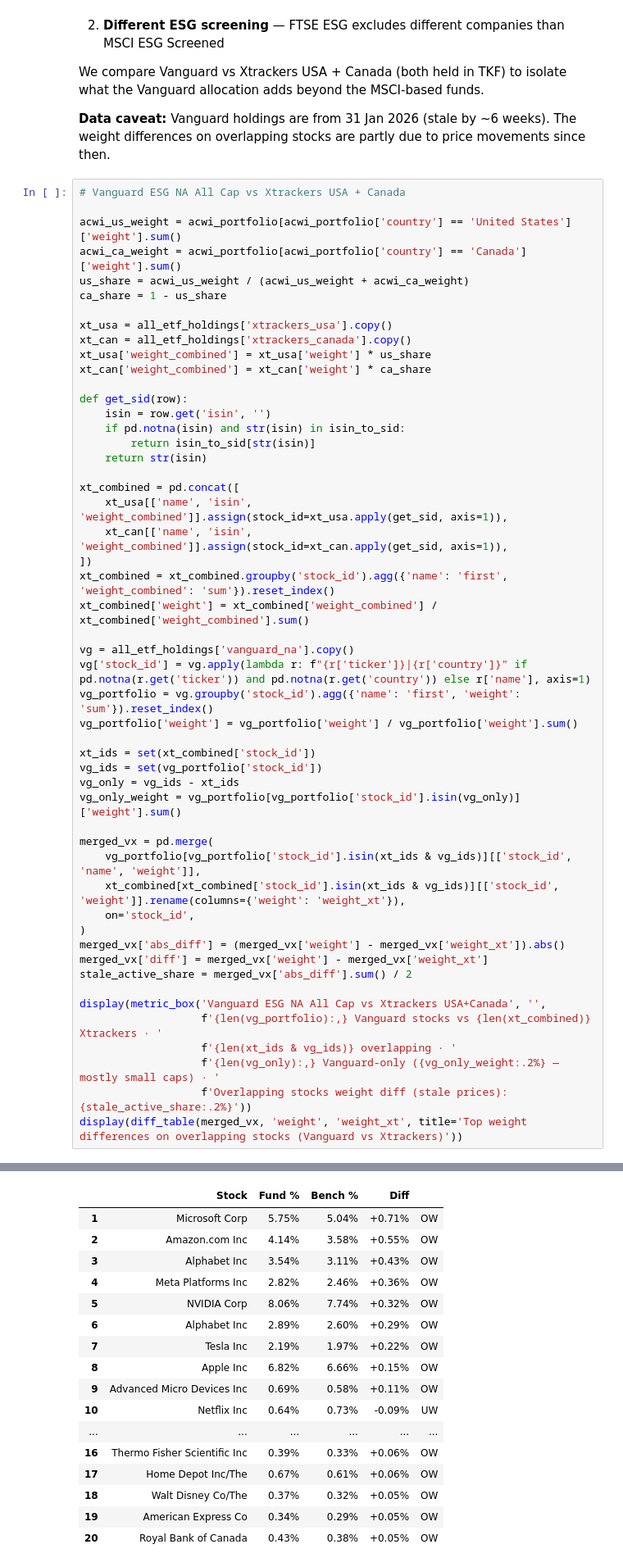
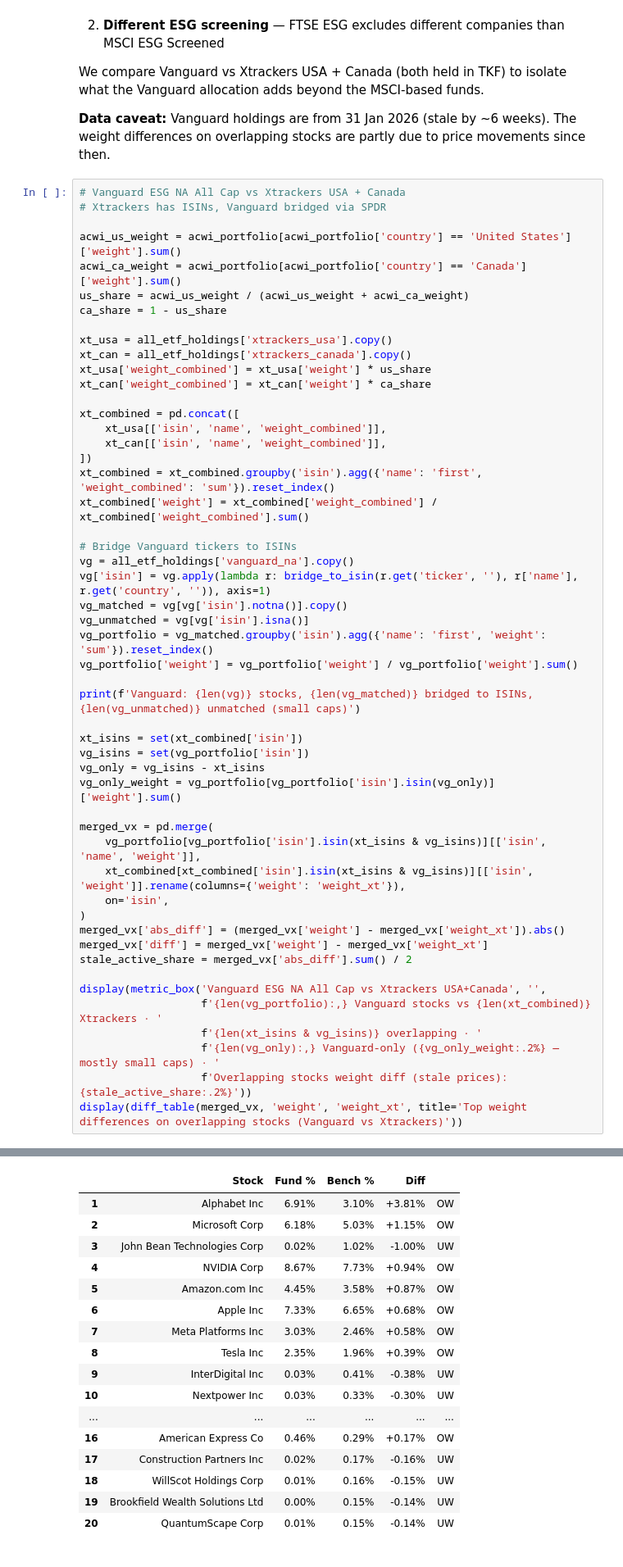
Before and after one commit to TulevaEE/reporting-engine, a Jupyter notebook: reports/adhoc/active_share_tkf.ipynb, the cells around one changed output, grey strips where cells are left out. Shown at 82% size. Cells and saved outputs as stored; diff of their text form.

```diff
--- a/reports/adhoc/active_share_tkf.ipynb
+++ b/reports/adhoc/active_share_tkf.ipynb
@@ -1210,6 +1020,7 @@ We compare Vanguard vs Xtrackers USA + Canada (both held in TKF) to isolate what
 **Data caveat:** Vanguard holdings are from 31 Jan 2026 (stale by ~6 weeks). The weight differences on overlapping stocks are partly due to price movements since then.
 # %%
 # Vanguard ESG NA All Cap vs Xtrackers USA + Canada
+# Xtrackers has ISINs, Vanguard bridged via SPDR
 
 acwi_us_weight = acwi_portfolio[acwi_portfolio['country'] == 'United States']['weight'].sum()
 acwi_ca_weight = acwi_portfolio[acwi_portfolio['country'] == 'Canada']['weight'].sum()
@@ -1221,33 +1032,32 @@ xt_can = all_etf_holdings['xtrackers_canada'].copy()
 xt_usa['weight_combined'] = xt_usa['weight'] * us_share
 xt_can['weight_combined'] = xt_can['weight'] * ca_share
 
-def get_sid(row):
-    isin = row.get('isin', '')
-    if pd.notna(isin) and str(isin) in isin_to_sid:
-        return isin_to_sid[str(isin)]
-    return str(isin)
-
 xt_combined = pd.concat([
-    xt_usa[['name', 'isin', 'weight_combined']].assign(stock_id=xt_usa.apply(get_sid, axis=1)),
-    xt_can[['name', 'isin', 'weight_combined']].assign(stock_id=xt_can.apply(get_sid, axis=1)),
+    xt_usa[['isin', 'name', 'weight_combined']],
+    xt_can[['isin', 'name', 'weight_combined']],
 ])
-xt_combined = xt_combined.groupby('stock_id').agg({'name': 'first', 'weight_combined': 'sum'}).reset_index()
+xt_combined = xt_combined.groupby('isin').agg({'name': 'first', 'weight_combined': 'sum'}).reset_index()
 xt_combined['weight'] = xt_combined['weight_combined'] / xt_combined['weight_combined'].sum()
 
+# Bridge Vanguard tickers to ISINs
 vg = all_etf_holdings['vanguard_na'].copy()
-vg['stock_id'] = vg.apply(lambda r: f"{r['ticker']}|{r['country']}" if pd.notna(r.get('ticker')) and pd.notna(r.get('country')) else r['name'], axis=1)
-vg_portfolio = vg.groupby('stock_id').agg({'name': 'first', 'weight': 'sum'}).reset_index()
+vg['isin'] = vg.apply(lambda r: bridge_to_isin(r.get('ticker', ''), r['name'], r.get('country', '')), axis=1)
+vg_matched = vg[vg['isin'].notna()].copy()
+vg_unmatched = vg[vg['isin'].isna()]
+vg_portfolio = vg_matched.groupby('isin').agg({'name': 'first', 'weight': 'sum'}).reset_index()
 vg_portfolio['weight'] = vg_portfolio['weight'] / vg_portfolio['weight'].sum()
 
-xt_ids = set(xt_combined['stock_id'])
-vg_ids = set(vg_portfolio['stock_id'])
-vg_only = vg_ids - xt_ids
-vg_only_weight = vg_portfolio[vg_portfolio['stock_id'].isin(vg_only)]['weight'].sum()
+print(f'Vanguard: {len(vg)} stocks, {len(vg_matched)} bridged to ISINs, {len(vg_unmatched)} unmatched (small caps)')
+
+xt_isins = set(xt_combined['isin'])
+vg_isins = set(vg_portfolio['isin'])
+vg_only = vg_isins - xt_isins
+vg_only_weight = vg_portfolio[vg_portfolio['isin'].isin(vg_only)]['weight'].sum()
 
 merged_vx = pd.merge(
-    vg_portfolio[vg_portfolio['stock_id'].isin(xt_ids & vg_ids)][['stock_id', 'name', 'weight']],
-    xt_combined[xt_combined['stock_id'].isin(xt_ids & vg_ids)][['stock_id', 'weight']].rename(columns={'weight': 'weight_xt'}),
-    on='stock_id',
+    vg_portfolio[vg_portfolio['isin'].isin(xt_isins & vg_isins)][['isin', 'name', 'weight']],
+    xt_combined[xt_combined['isin'].isin(xt_isins & vg_isins)][['isin', 'weight']].rename(columns={'weight': 'weight_xt'}),
+    on='isin',
 )
 merged_vx['abs_diff'] = (merged_vx['weight'] - merged_vx['weight_xt']).abs()
 merged_vx['diff'] = merged_vx['weight'] - merged_vx['weight_xt']
@@ -1255,7 +1065,7 @@ stale_active_share = merged_vx['abs_diff'].sum() / 2
 
 display(metric_box('Vanguard ESG NA All Cap vs Xtrackers USA+Canada', '',
                    f'{len(vg_portfolio):,} Vanguard stocks vs {len(xt_combined)} Xtrackers · '
-                   f'{len(xt_ids & vg_ids)} overlapping · '
+                   f'{len(xt_isins & vg_isins)} overlapping · '
                    f'{len(vg_only):,} Vanguard-only ({vg_only_weight:.2%} — mostly small caps) · '
                    f'Overlapping stocks weight diff (stale prices): {stale_active_share:.2%}'))
 display(diff_table(merged_vx, 'weight', 'weight_xt', title='Top weight differences on overlapping stocks (Vanguard vs Xtrackers)'))
@@ -1266,17 +1077,17 @@ Top weight differences on overlapping stocks (Vanguard vs Xtrackers)
 |  | Stock | Fund % | Bench % | Diff |  |
-| 1 | Microsoft Corp | 5.75% | 5.04% | +0.71% | OW |
-| 2 | Amazon.com Inc | 4.14% | 3.58% | +0.55% | OW |
-| 3 | Alphabet Inc | 3.54% | 3.11% | +0.43% | OW |
-| 4 | Meta Platforms Inc | 2.82% | 2.46% | +0.36% | OW |
-| 5 | NVIDIA Corp | 8.06% | 7.74% | +0.32% | OW |
-| 6 | Alphabet Inc | 2.89% | 2.60% | +0.29% | OW |
-| 7 | Tesla Inc | 2.19% | 1.97% | +0.22% | OW |
-| 8 | Apple Inc | 6.82% | 6.66% | +0.15% | OW |
-| 9 | Advanced Micro Devices Inc | 0.69% | 0.58% | +0.11% | OW |
-| 10 | Netflix Inc | 0.64% | 0.73% | -0.09% | UW |
+| 1 | Alphabet Inc | 6.91% | 3.10% | +3.81% | OW |
+| 2 | Microsoft Corp | 6.18% | 5.03% | +1.15% | OW |
+| 3 | John Bean Technologies Corp | 0.02% | 1.02% | -1.00% | UW |
+| 4 | NVIDIA Corp | 8.67% | 7.73% | +0.94% | OW |
+| 5 | Amazon.com Inc | 4.45% | 3.58% | +0.87% | OW |
+| 6 | Apple Inc | 7.33% | 6.65% | +0.68% | OW |
+| 7 | Meta Platforms Inc | 3.03% | 2.46% | +0.58% | OW |
+| 8 | Tesla Inc | 2.35% | 1.96% | +0.39% | OW |
+| 9 | InterDigital Inc | 0.03% | 0.41% | -0.38% | UW |
+| 10 | Nextpower Inc | 0.03% | 0.33% | -0.30% | UW |
 | ... | ... | ... | ... | ... | ... |
-| 16 | Thermo Fisher Scientific Inc | 0.39% | 0.33% | +0.06% | OW |
-| 17 | Home Depot Inc/The | 0.67% | 0.61% | +0.06% | OW |
-| 18 | Walt Disney Co/The | 0.37% | 0.32% | +0.05% | OW |
-| 19 | American Express Co | 0.34% | 0.29% | +0.05% | OW |
-| 20 | Royal Bank of Canada | 0.43% | 0.38% | +0.05% | OW |
+| 16 | American Express Co | 0.46% | 0.29% | +0.17% | OW |
+| 17 | Construction Partners Inc | 0.02% | 0.17% | -0.16% | UW |
+| 18 | WillScot Holdings Corp | 0.01% | 0.16% | -0.15% | UW |
+| 19 | Brookfield Wealth Solutions Ltd | 0.00% | 0.15% | -0.14% | UW |
+| 20 | QuantumScape Corp | 0.01% | 0.15% | -0.14% | UW |
```
Also changed, not shown: parts of 11 cells of this notebook, 2 other files.
